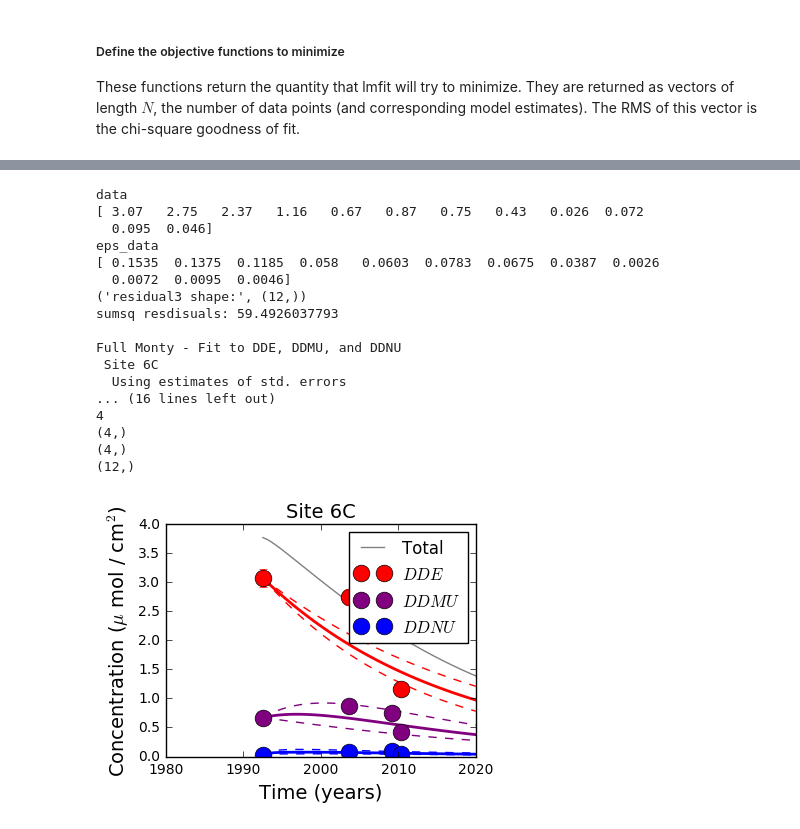
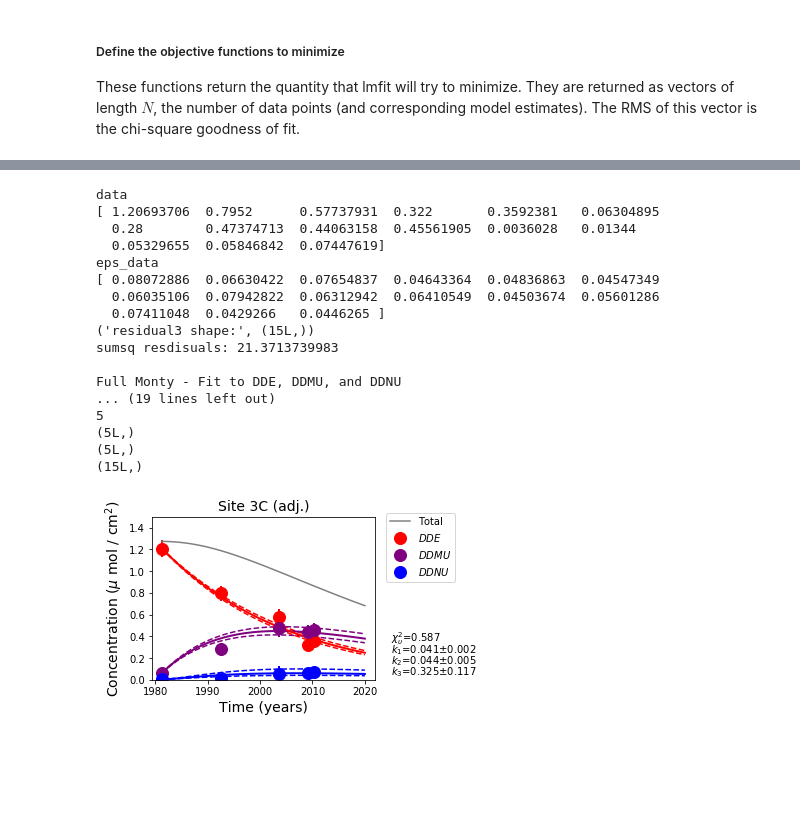
Before and after one commit to csherwood-usgs/bateman, a Jupyter notebook: bateman.ipynb, the cells around one changed output, grey strips where cells are left out. Drawn from its saved outputs; the diff is of its cells as text; code cells hidden in the pictures; blank space fills up the shorter version.

Commit message:
final version; run for all cases; figures added

```diff
--- a/bateman.ipynb
+++ b/bateman.ipynb
@@ -27,21 +27,25 @@ from lmfit import *
 * Choose whether to include estimates of the std. deviations $\sigma_i$ of inventories in the objective function. The objective function returns an array of length $N$ for each observation $data_i$ and associated modeled result $model_i$ and is calculated as $$\frac{{{\left( mode{{l}_{i}}-dat{{a}_{i}} \right)}^{2}}}{\sigma _{i}^{2}}$$ If `use_eps` is `False`, $\sigma = 1$.
 # %%
 # Pick one of the two sites
-#site = 'Site 3C'
-site = 'Site 6C'
+site = 'Site 3C'
+#site = 'Site 6C'
 
 # Adjust using PCBs?
-adjust_inventories=False
+adjust_inventories=True
+
 # Use std. deviations in chi-square calculation?
 use_eps=True
 
-# These strings are used to build filenames for the output figures
+# These strings are used to build filenames for the output figures and set y-axis limits
 itext = '_'
 if adjust_inventories:
     itext = "_adj_"
 etext = '_'
 if use_eps:
     etext = "_eps_"
+yl = [0., 1.5]
+if site=='Site 6C':
+    yl = [0., 3.5]
 # %% [markdown]
 ##### These data are from spreadsheet e-mailed to CRS from Bob Eganhouse 16-Dec-2016 'Inventories for C.Sherwood 12-16-2016.xlsx'
 # %%
@@ -333,7 +353,7 @@ print(eps_data)
 params = Parameters()
 params.add('k1',value = 0.4, min =0., max = 1.)
 params.add('k2',value = 0.4, min =0., max = 1.)
-params.add('k3',value = 0.4, min =0., max = 1.5)
+params.add('k3',value = 0.4, min =0., max = 5.0)
 
 # Test the ODE solver
 k = np.array((params['k1'],params['k2'],params['k3']))
@@ -411,49 +431,61 @@ print(shape(t))
 print(shape(data[0:nt]))
 print(shape(eps_data))
 
 
 fig = plt.figure(figsize=(4,3))
+ax = fig.add_subplot(111)
 plt.plot(tm,Cm[:,0]+Cm[:,1]+Cm[:,2],'-',color='gray',label="Total")
 plt.plot(tm,Cmax[:,2],'--',color='blue')
 plt.plot(tm,Cmin[:,2],'--',color='blue')
 plt.plot(tm,Cmax[:,1],'--',color='purple')
 plt.plot(tm,Cmin[:,1],'--',color='purple')
 plt.plot(tm,Cmax[:,0],'--',color='red')
 plt.plot(tm,Cmin[:,0],'--',color='red')
 plt.plot(tm,Cm[:,2],'-', color='blue',linewidth=2)
 plt.plot(tm,Cm[:,1],'-', color='purple',linewidth=2)
 plt.plot(tm,Cm[:,0],'-', color='red',linewidth=2)
 plt.plot(t,data[0:nt],'o',color='red',markersize=12,linestyle='None',label='$DDE$')
 plt.plot(t,data[nt:2*nt],'o',color='purple',markersize=12,linestyle='None',label='$DDMU$')
 plt.plot(t,data[2*nt:3*nt],'o',color='blue',markersize=12,linestyle='None',label='$DDNU$')
-plt.setp(h,linestyle='None')
 plt.errorbar(t,data[0:nt], yerr=eps_data[0:nt],color='red',elinewidth=2,linestyle='None')
 plt.errorbar(t,data[nt:2*nt], yerr=eps_data[nt:2*nt],color='purple',elinewidth=2,linestyle='None')
 plt.errorbar(t,data[2*nt:3*nt], yerr=eps_data[2*nt:3*nt],color='blue',elinewidth=2,linestyle='None')
 plt.xticks(np.arange(1980,2020+1,10))
 plt.xlabel(r'Time (years)', fontsize=14)
-if(site=='Site 6C'):
-    plt.ylabel(r'Concentration ($\mu$ mol / cm$^2$)',fontsize=14)
-plt.legend(loc='upper right')
-plt.title(site,fontsize=14)
+
+ax.set_ylim(yl)
+plt.ylabel(r'Concentration ($\mu$ mol / cm$^2$)',fontsize=14)
+ts0 = r"$\chi _{\upsilon }^{2}$"+"={0:.3f}".format(chir)
+ts1=  r"$k_1$"+"={0:.3f}".format(kf[0])+r"$\pm${0:.3f}".format(ke[0])
+ts2=  r"$k_2$"+"={0:.3f}".format(kf[1])+r"$\pm${0:.3f}".format(ke[1])
+ts3=  r"$k_3$"+"={0:.3f}".format(kf[2])+r"$\pm${0:.3f}".format(ke[2])
+ax.text(2025.,.35,ts0)
+ax.text(2025.,.25,ts1)
+ax.text(2025.,.15,ts2)
+ax.text(2025.,.05,ts3)
+plt.legend(loc=(1.05,.6))
+ttle = site
+if(adjust_inventories==True):
+    ttle = ttle+r" (adj.)"
+plt.title(ttle,fontsize=14)
 figname = site+itext+etext+"DDE_DDMU_DDNU.png"
 plt.savefig(figname, bbox_inches='tight')
 # %% [output]
 data
-[ 3.07   2.75   2.37   1.16   0.67   0.87   0.75   0.43   0.026  0.072
-  0.095  0.046]
+[ 1.20693706  0.7952      0.57737931  0.322       0.3592381   0.06304895
+  0.28        0.47374713  0.44063158  0.45561905  0.0036028   0.01344
+  0.05329655  0.05846842  0.07447619]
 eps_data
-[ 0.1535  0.1375  0.1185  0.058   0.0603  0.0783  0.0675  0.0387  0.0026
-  0.0072  0.0095  0.0046]
-('residual3 shape:', (12,))
-sumsq resdisuals: 59.4926037793
+[ 0.08072886  0.06630422  0.07654837  0.04643364  0.04836863  0.04547349
+  0.06035106  0.07942822  0.06312942  0.06410549  0.04503674  0.05601286
+  0.07411048  0.0429266   0.0446265 ]
+('residual3 shape:', (15L,))
+sumsq resdisuals: 21.3713739983
 
 Full Monty - Fit to DDE, DDMU, and DDNU
- Site 6C
-  Using estimates of std. errors
-... (16 lines left out)
-4
-(4,)
-(4,)
-(12,)
+... (19 lines left out)
+5
+(5L,)
+(5L,)
+(15L,)
-[figure, old version]
+[figure, new version]
```
Also changed, not shown: parts of 5 cells of this notebook, 12 other files.
